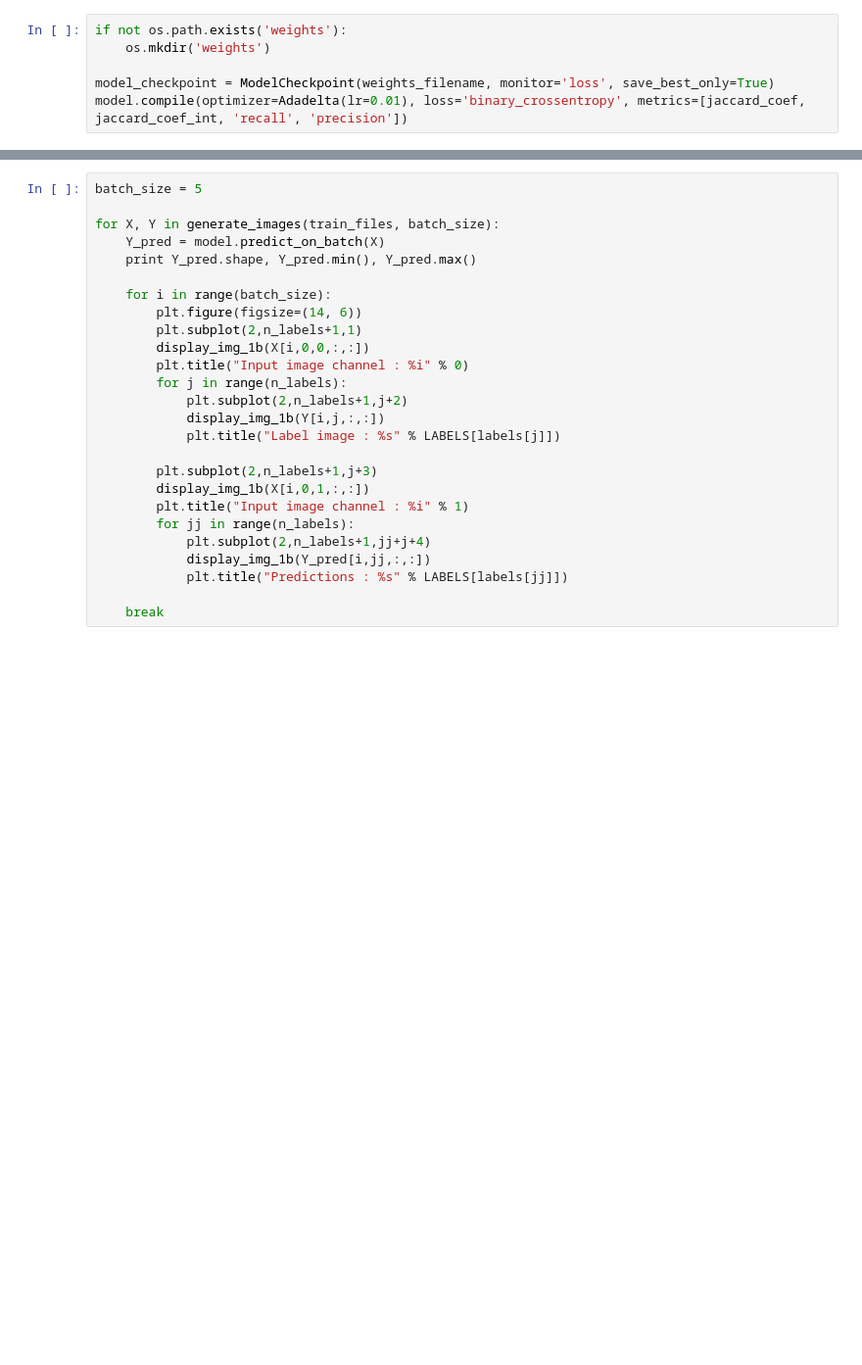
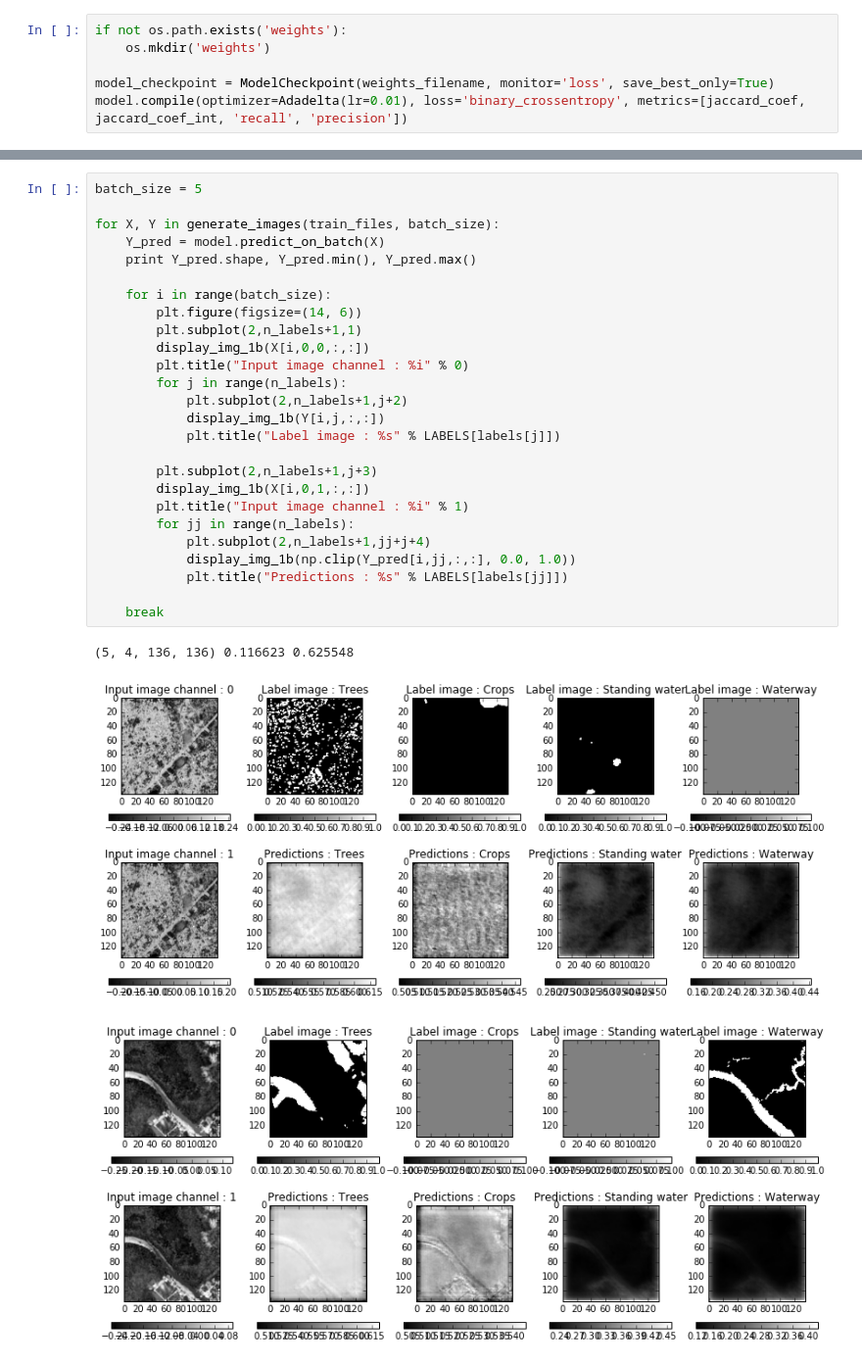
Before and after one commit to vfdev-5/DSTL_FD, a Jupyter notebook: notebooks/test_swir_unet_3d.ipynb, the cells around one changed output, grey strips where cells are left out. Shown at 98% size. Saved outputs shown, nothing was run; the diff lists cells and outputs as text; blank space fills up the shorter version.

```diff
--- a/notebooks/test_swir_unet_3d.ipynb
+++ b/notebooks/test_swir_unet_3d.ipynb
@@ -302,26 +306,30 @@ plt.show()
 # %%
 batch_size = 5
 
 for X, Y in generate_images(train_files, batch_size):
     Y_pred = model.predict_on_batch(X)
     print Y_pred.shape, Y_pred.min(), Y_pred.max()
 
     for i in range(batch_size):
         plt.figure(figsize=(14, 6))
         plt.subplot(2,n_labels+1,1)
         display_img_1b(X[i,0,0,:,:])
         plt.title("Input image channel : %i" % 0)
         for j in range(n_labels):
             plt.subplot(2,n_labels+1,j+2)
             display_img_1b(Y[i,j,:,:])
             plt.title("Label image : %s" % LABELS[labels[j]])
 
         plt.subplot(2,n_labels+1,j+3)
         display_img_1b(X[i,0,1,:,:])
         plt.title("Input image channel : %i" % 1)
         for jj in range(n_labels):
             plt.subplot(2,n_labels+1,jj+j+4)
-            display_img_1b(Y_pred[i,jj,:,:])
+            display_img_1b(np.clip(Y_pred[i,jj,:,:], 0.0, 1.0))
             plt.title("Predictions : %s" % LABELS[labels[jj]])
 
     break
+# %% [output]
+(5, 4, 136, 136) 0.116623 0.625548
+[figure, added]
+[figure, added]
```
Also changed, not shown: parts of 5 cells of this notebook, 1 other file.
